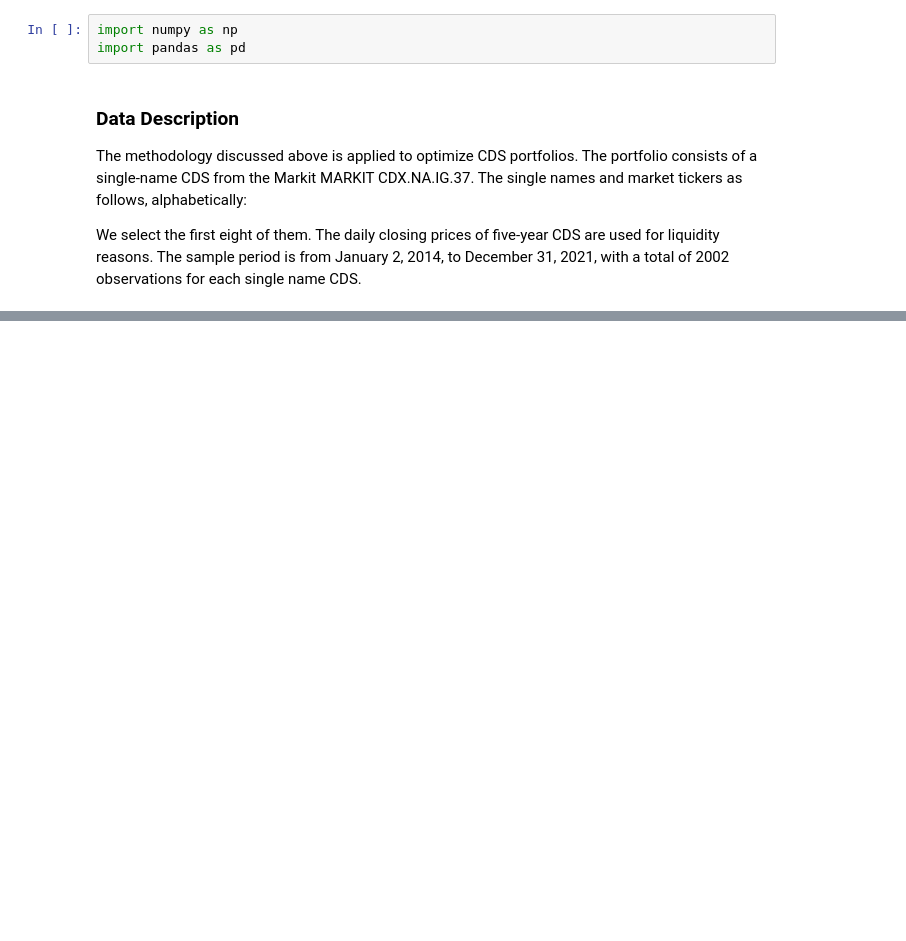
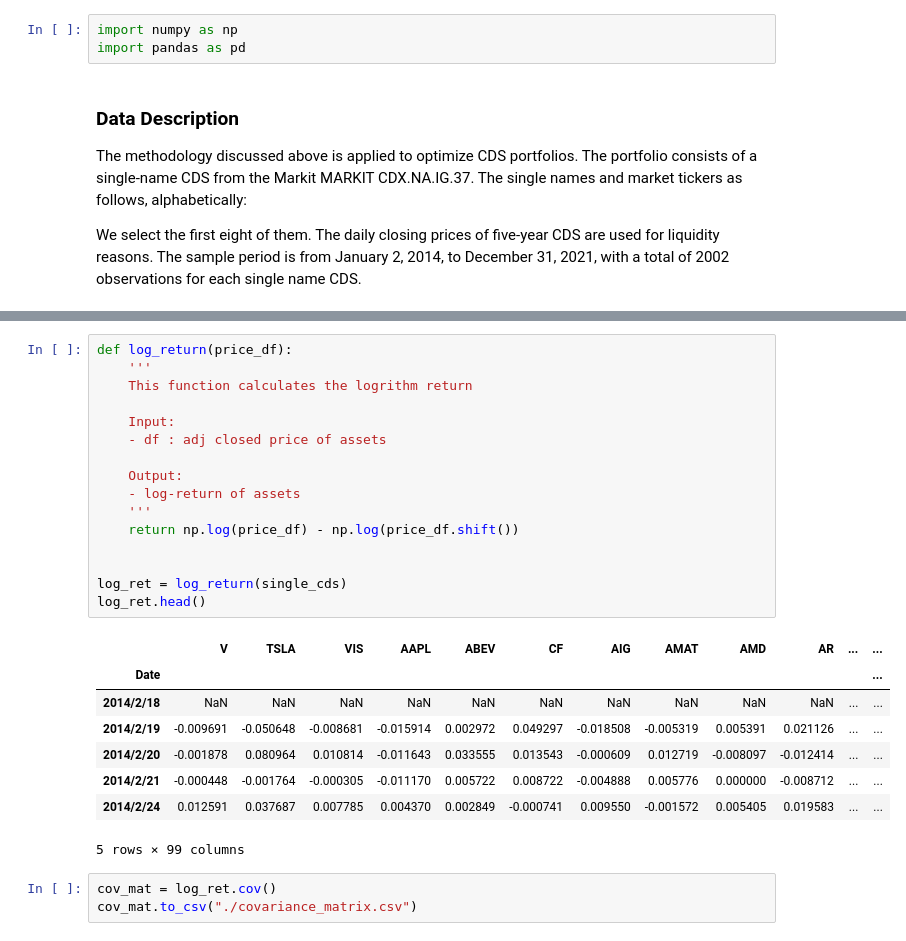
Before and after one commit to ivyxue16/CDS-Project, a Jupyter notebook: CDS_Portfolio_Optimization.ipynb, the cells around one changed output, grey strips where cells are left out. Cells and saved outputs as stored; diff of their text form; blank space fills up the shorter version.

Commit message:
portfolio optimization
Updated closed-form solution.

```diff
--- a/CDS_Portfolio_Optimization.ipynb
+++ b/CDS_Portfolio_Optimization.ipynb
@@ -25,0 +65,28 @@ df.head()
+# %%
+def log_return(price_df):
+    '''
+    This function calculates the logrithm return
+
+    Input:
+    - df : adj closed price of assets
+
+    Output:
+    - log-return of assets
+    '''
+    return np.log(price_df) - np.log(price_df.shift())
+
+
+log_ret = log_return(single_cds)
+log_ret.head()
+# %% [output]
+|  | V | TSLA | VIS | AAPL | ABEV | CF | AIG | AMAT | AMD | AR | ... | ... |
+| Date |  |  |  |  |  |  |  |  |  |  |  | ... |
+| 2014/2/18 | NaN | NaN | NaN | NaN | NaN | NaN | NaN | NaN | NaN | NaN | ... | ... |
+| 2014/2/19 | -0.009691 | -0.050648 | -0.008681 | -0.015914 | 0.002972 | 0.049297 | -0.018508 | -0.005319 | 0.005391 | 0.021126 | ... | ... |
+| 2014/2/20 | -0.001878 | 0.080964 | 0.010814 | -0.011643 | 0.033555 | 0.013543 | -0.000609 | 0.012719 | -0.008097 | -0.012414 | ... | ... |
+| 2014/2/21 | -0.000448 | -0.001764 | -0.000305 | -0.011170 | 0.005722 | 0.008722 | -0.004888 | 0.005776 | 0.000000 | -0.008712 | ... | ... |
+| 2014/2/24 | 0.012591 | 0.037687 | 0.007785 | 0.004370 | 0.002849 | -0.000741 | 0.009550 | -0.001572 | 0.005405 | 0.019583 | ... | ... |
+5 rows × 99 columns
+# %%
+cov_mat = log_ret.cov()
+cov_mat.to_csv("./covariance_matrix.csv")
```
Also changed, not shown: parts of 15 cells of this notebook, 4 other files.
